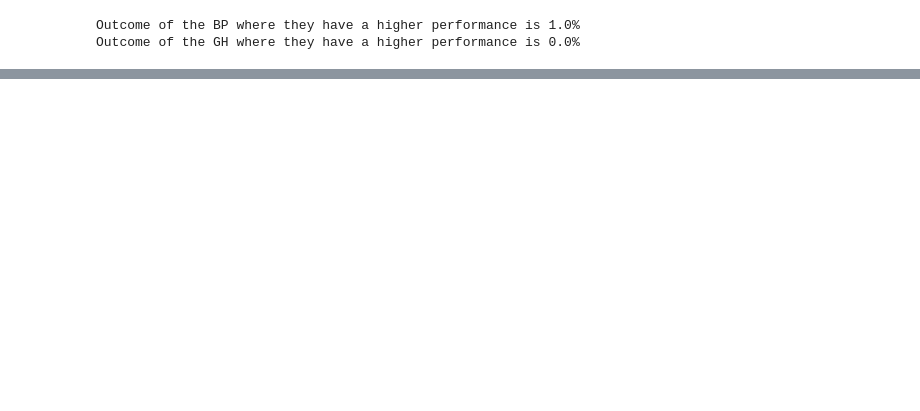
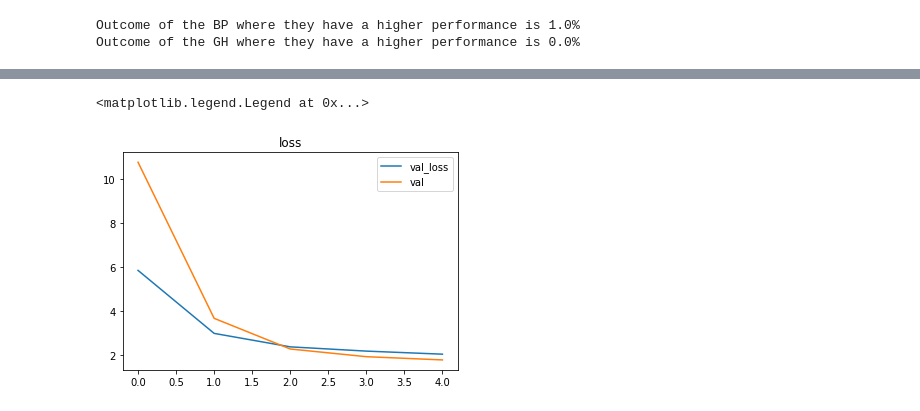
Before and after one commit to ningerdinger/DMBA_assignment, a Jupyter notebook: MLGH_DMBA copy.ipynb, the cells around one changed output, grey strips where cells are left out. Saved outputs shown, nothing was run; the diff lists cells and outputs as text; code cells hidden in the pictures; blank space fills up the shorter version.

```diff
--- a/MLGH_DMBA copy.ipynb
+++ b/MLGH_DMBA copy.ipynb
@@ -284,0 +204,39 @@ array([[0.50346047, 0.43587   , 0.5203141 , 0.44743362, 0.5193768 ],
+# %%
+def precision(y_true, y_pred):
+
+    from tensorflow.keras import backend as K
+    true_positives = K.sum(K.round(K.clip(y_true * y_pred, 0, 1)))
+    predicted_positives = K.sum(K.round(K.clip(y_pred, 0, 1)))
+    precision = true_positives / (predicted_positives + K.epsilon())
+    return precision
+
+
+def recall(y_true, y_pred):
+
+    from tensorflow.keras import backend as K
+    true_positives = K.sum(K.round(K.clip(y_true * y_pred, 0, 1)))
+    possible_positives = K.sum(K.round(K.clip(y_true, 0, 1)))
+    recall = true_positives / (possible_positives + K.epsilon())
+    return recall
+
+
+def fbeta(y_true, y_pred, beta=1):
+
+    from tensorflow.keras import backend as K
+    if beta < 0:
+        raise ValueError('The lowest choosable beta is zero (only precision).')
+
+    # If there are no true positives, fix the F score at 0 like sklearn.
+    #if K.sum(K.round(K.clip(y_true, 0, 1))) == 0:
+    #    return 0
+
+    p = precision(y_true, y_pred)
+    r = recall(y_true, y_pred)
+    bb = beta ** 2
+    fbeta_score = (1 + bb) * (p * r) / (bb * p + r + K.epsilon())
+    return fbeta_score
+
+
+def f1score(y_true, y_pred):
+
+    return fbeta(y_true, y_pred, beta=1)
@@ -284,0 +318,8 @@ array([[0.50346047, 0.43587   , 0.5203141 , 0.44743362, 0.5193768 ],
+# %%
+plt.plot(history.history['val_loss'], label='val_loss')
+plt.plot(history.history['loss'], label='val')
+plt.title('loss')
+plt.legend()
+# %% [output]
+<matplotlib.legend.Legend at 0x...>
+[figure, added]
```
Also changed, not shown: parts of 16 cells of this notebook.
